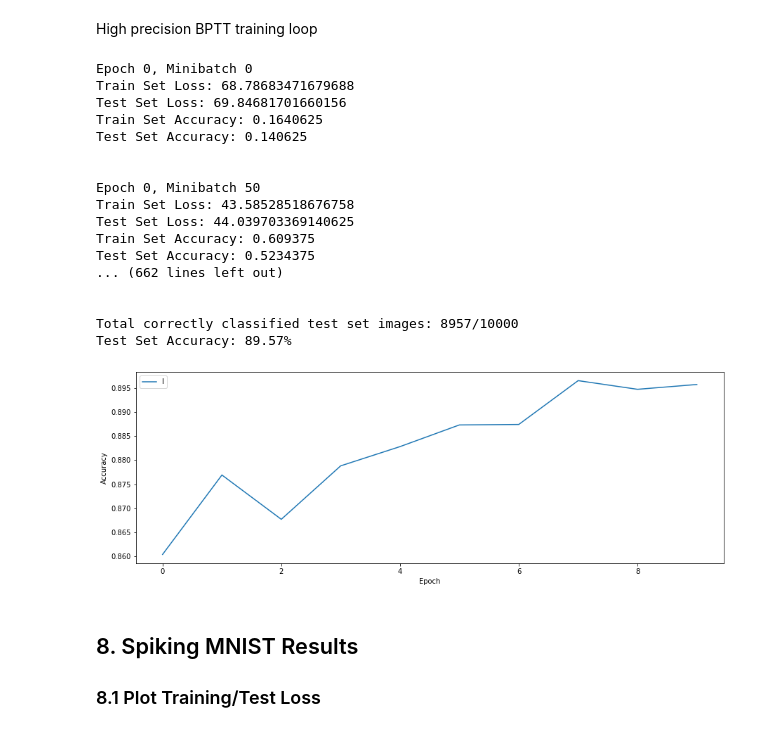
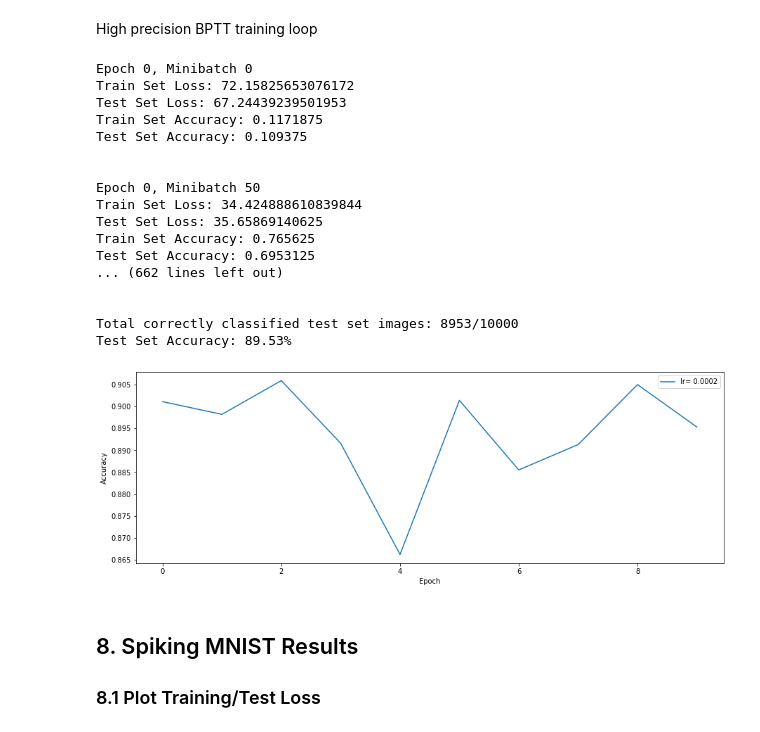
Before and after one commit to jeshraghian/snntorch, a Jupyter notebook: examples/binary_weights_conv_bilayer.ipynb, the cells around one changed output. Cells and saved outputs as stored; diff of their text form; code cells hidden in the pictures.

```diff
--- a/examples/binary_weights_conv_bilayer.ipynb
+++ b/examples/binary_weights_conv_bilayer.ipynb
@@ -1191,7 +1191,7 @@ def train_printer():
 ### 7.1 Optimizer & Loss
 We'll keep our optimizer and loss the exact same as the static MNIST case.
 # %%
-lr = 1.5e-4
+lr = 2e-4
 optimizer = torch.optim.Adam(net.parameters(), lr=lr)
 log_softmax_fn = nn.LogSoftmax(dim=-1)
 loss_fn = nn.NLLLoss()
@@ -1206,10 +1206,10 @@ test_acc = []
 counter = 0
 def adjust_learning_rate(optimizer, epoch):
     """Sets the learning rate to the initial LR decayed by 10 every 30 epochs"""
-    if epoch < 2:
-      new_lr = lr * (0.5 ** epoch)
+    if epoch < 5:
+      new_lr = lr * (0.6 ** epoch)
       # new_lr = lr
-    else: new_lr = lr * (0.5**(1)) * (0.5**(epoch-1))
+    else: new_lr = lr * (0.6**(4)) * (0.4**(epoch-4))
     # lr = lr
     for param_group in optimizer.param_groups:
         param_group['lr'] = new_lr
@@ -1312,44 +1312,44 @@ for epoch in range(10):
                                                                 gain=1, offset=0, convert_targets=False, temporal_targets=False)
           # outputs, _ = net(spike_test.view(num_steps, images.size()[0], -1))
           outputs, _ = net(spike_test.view(num_steps, images.size()[0], 1, 28, 28))
           batch_size = temp_bs
 
         _, predicted = outputs.sum(dim=0).max(1)
         total += spike_targets.size(0)
         correct += (predicted == spike_targets).sum().item()
     test_acc.append(correct / total)
     print(f"Total correctly classified test set images: {correct}/{total}")
     print(f"Test Set Accuracy: {100 * correct / total}%")
 
 loss_hist_true_grad = loss_hist
 test_loss_hist_true_grad = test_loss_hist
 
 # Plot Loss
 fig = plt.figure(facecolor="w", figsize=(15, 5))
 plt.plot(test_acc)
 plt.legend([f"lr= {lr}"])
 plt.xlabel("Epoch")
 plt.ylabel("Accuracy")
 plt.show()
 # %% [output]
 Epoch 0, Minibatch 0
-Train Set Loss: 68.78683471679688
-Test Set Loss: 69.84681701660156
-Train Set Accuracy: 0.1640625
-Test Set Accuracy: 0.140625
+Train Set Loss: 72.15825653076172
+Test Set Loss: 67.24439239501953
+Train Set Accuracy: 0.1171875
+Test Set Accuracy: 0.109375
 
 
 Epoch 0, Minibatch 50
-Train Set Loss: 43.58528518676758
-Test Set Loss: 44.039703369140625
-Train Set Accuracy: 0.609375
-Test Set Accuracy: 0.5234375
+Train Set Loss: 34.424888610839844
+Test Set Loss: 35.65869140625
+Train Set Accuracy: 0.765625
+Test Set Accuracy: 0.6953125
 ... (662 lines left out)
 
 
-Total correctly classified test set images: 8957/10000
-Test Set Accuracy: 89.57%
+Total correctly classified test set images: 8953/10000
+Test Set Accuracy: 89.53%
-[figure, old version]
+[figure, new version]
 # %% [markdown]
 ## 8. Spiking MNIST Results
 ### 8.1 Plot Training/Test Loss
```
Also changed, not shown: parts of 1 cell of this notebook.
